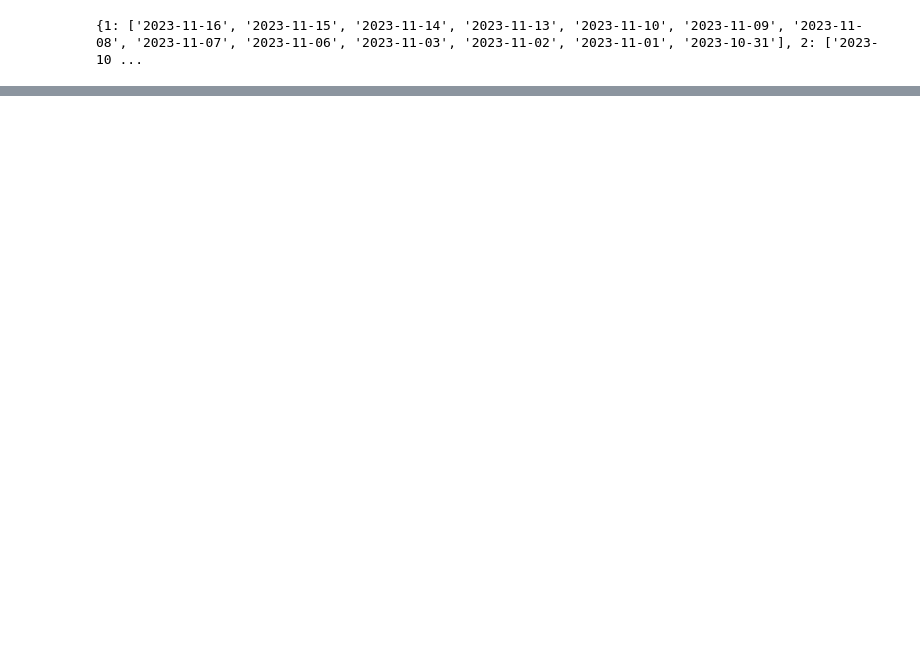
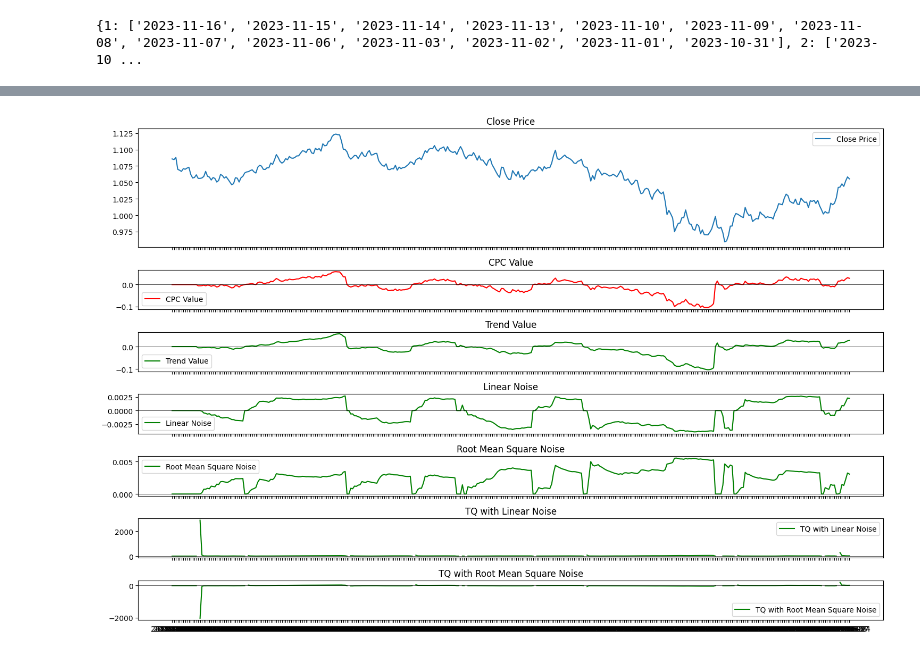
Before and after one commit to kbs-code/trend_quality_python, a Jupyter notebook: research.ipynb, the cells around one changed output, grey strips where cells are left out. Drawn from its saved outputs; the diff is of its cells as text; code cells hidden in the pictures; blank space fills up the shorter version.

Commit message:
added chunking example and explanation

```diff
--- a/research.ipynb
+++ b/research.ipynb
@@ -191,0 +284,4 @@ dfs = list(
+# %%
+# concat chunks back into one df
+df = pd.concat(dfs)
+df
@@ -191,0 +307,4 @@ dfs = list(
+# %%
+# fill nans
+df.fillna(0, inplace=True)
+df
@@ -217 +352,52 @@ timestamp
+# %%
+# plot
+import matplotlib.pyplot as plt
+
+fig, ax = plt.subplots(7, 1, sharex=True, gridspec_kw={'height_ratios': [3, 1, 1, 1, 1, 1, 1]}, figsize=(15, 10))
+
+# Plot 1: Close price
+ax[0].plot(df.index, df['close'], label='Close Price')
+ax[0].set_title('Close Price')
+ax[0].legend()
+
+# Subplot 2: CPC value
+ax[1].plot(df.index, df['cpc'], label='CPC Value', color='r')
+ax[1].axhline(0, color='black', linewidth=0.5)  # Add zero line
+ax[1].set_title('CPC Value')
+ax[1].legend()
+
+# Subplot 3: Trend value
+ax[2].plot(df.index, df['trend'], label='Trend Value', color='g')
+ax[2].axhline(0, color='black', linewidth=0.5)  # Add zero line
+ax[2].set_title('Trend Value')
+ax[2].legend()
+
+# Subplot 4: Linear Noise
+ax[3].plot(df.index, df['noise_1'], label='Linear Noise', color='g')
+ax[3].axhline(0, color='black', linewidth=0.5)  # Add zero line
+ax[3].set_title('Linear Noise')
+ax[3].legend()
+
+# Subplot 5: Root Mean Square Noise
+ax[4].plot(df.index, df['noise_2'], label='Root Mean Square Noise', color='g')
+ax[4].axhline(0, color='black', linewidth=0.5)  # Add zero line
+ax[4].set_title('Root Mean Square Noise')
+ax[4].legend()
+
+# Subplot 6: TQ with Linear Noise
+ax[5].plot(df.index, df['tq_1'], label='TQ with Linear Noise', color='g')
+ax[5].axhline(0, color='black', linewidth=0.5)  # Add zero line
+ax[5].set_title('TQ with Linear Noise')
+ax[5].legend()
+
+# Subplot 7: TQ with Root Mean Square Noise
+ax[6].plot(df.index, df['tq_2'], label='TQ with Root Mean Square Noise', color='g')
+ax[6].axhline(0, color='black', linewidth=0.5)  # Add zero line
+ax[6].set_title('TQ with Root Mean Square Noise')
+ax[6].legend()
+
+plt.tight_layout()
+plt.show()
+# %% [output]
+[figure, added]
 # %%
```
Also changed, not shown: parts of 12 cells of this notebook.
